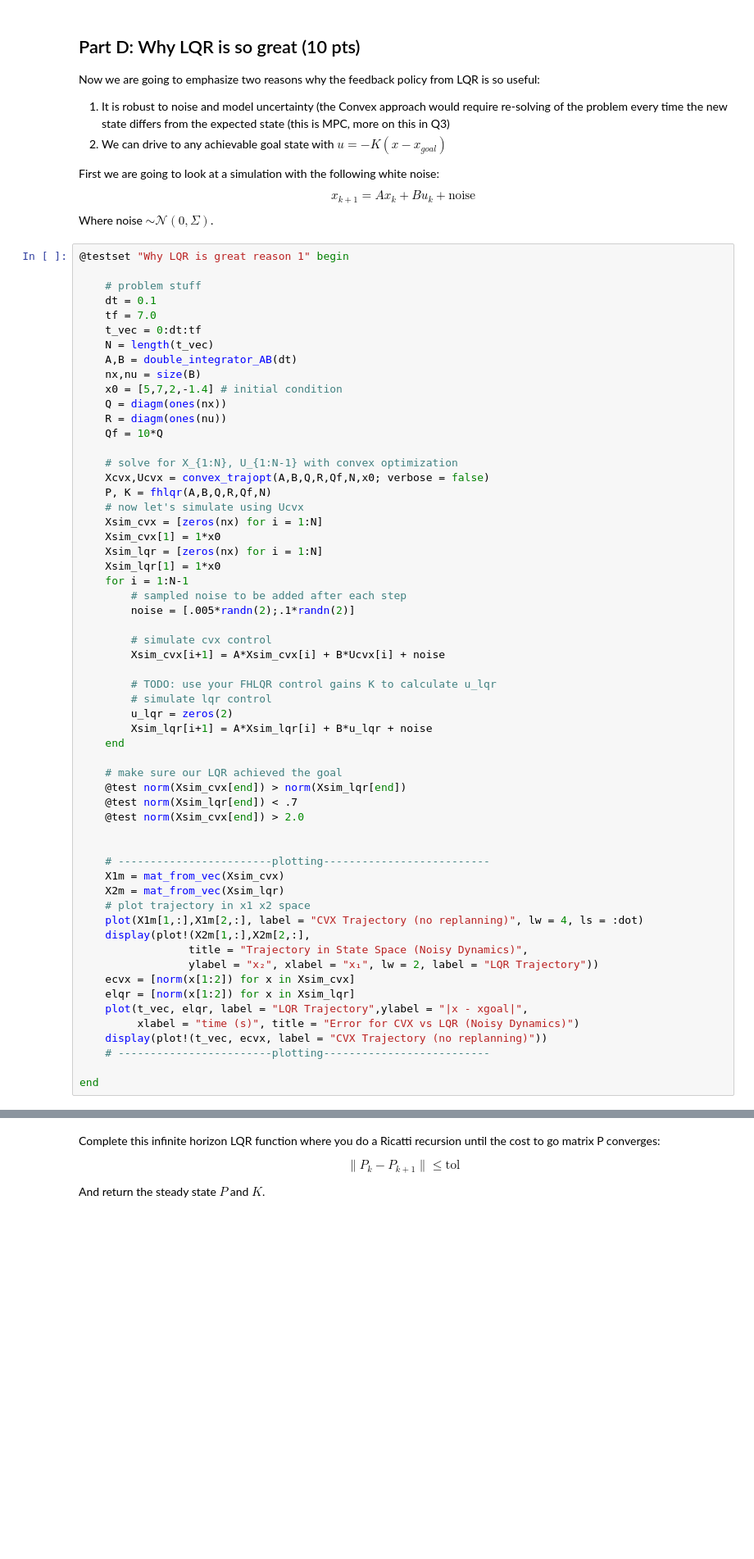
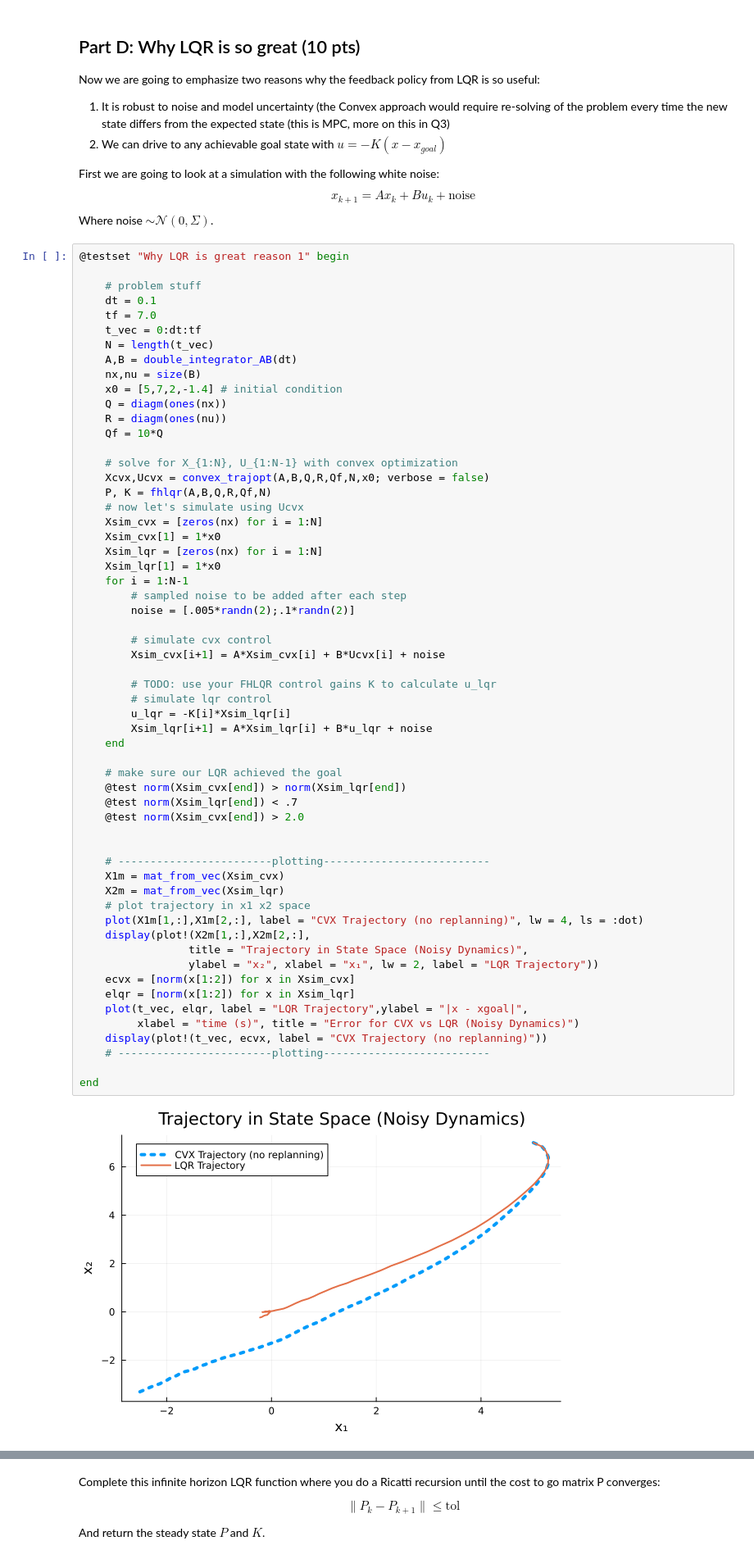
Before and after one commit to stevenwman/OCRL2024, a Jupyter notebook: HW/HW2_S24/Q1.ipynb, the cells around one changed output, grey strips where cells are left out. Shown at 82% size. Drawn from its saved outputs; the diff is of its cells as text; blank space fills up the shorter version.

```diff
--- a/HW/HW2_S24/Q1.ipynb
+++ b/HW/HW2_S24/Q1.ipynb
@@ -543,31 +539,33 @@ Where noise $ \sim \mathcal{N}(0,\Sigma)$.
         # simulate cvx control
         Xsim_cvx[i+1] = A*Xsim_cvx[i] + B*Ucvx[i] + noise
 
         # TODO: use your FHLQR control gains K to calculate u_lqr
         # simulate lqr control
-        u_lqr = zeros(2)
+        u_lqr = -K[i]*Xsim_lqr[i]
         Xsim_lqr[i+1] = A*Xsim_lqr[i] + B*u_lqr + noise
     end
 
     # make sure our LQR achieved the goal
     @test norm(Xsim_cvx[end]) > norm(Xsim_lqr[end])
     @test norm(Xsim_lqr[end]) < .7
     @test norm(Xsim_cvx[end]) > 2.0
 
 
     # ------------------------plotting--------------------------
     X1m = mat_from_vec(Xsim_cvx)
     X2m = mat_from_vec(Xsim_lqr)
     # plot trajectory in x1 x2 space
     plot(X1m[1,:],X1m[2,:], label = "CVX Trajectory (no replanning)", lw = 4, ls = :dot)
     display(plot!(X2m[1,:],X2m[2,:],
                  title = "Trajectory in State Space (Noisy Dynamics)",
                  ylabel = "x₂", xlabel = "x₁", lw = 2, label = "LQR Trajectory"))
     ecvx = [norm(x[1:2]) for x in Xsim_cvx]
     elqr = [norm(x[1:2]) for x in Xsim_lqr]
     plot(t_vec, elqr, label = "LQR Trajectory",ylabel = "|x - xgoal|",
          xlabel = "time (s)", title = "Error for CVX vs LQR (Noisy Dynamics)")
     display(plot!(t_vec, ecvx, label = "CVX Trajectory (no replanning)"))
     # ------------------------plotting--------------------------
 
 end
+# %% [output]
+[figure, added]
```
Also changed, not shown: parts of 7 cells of this notebook.
